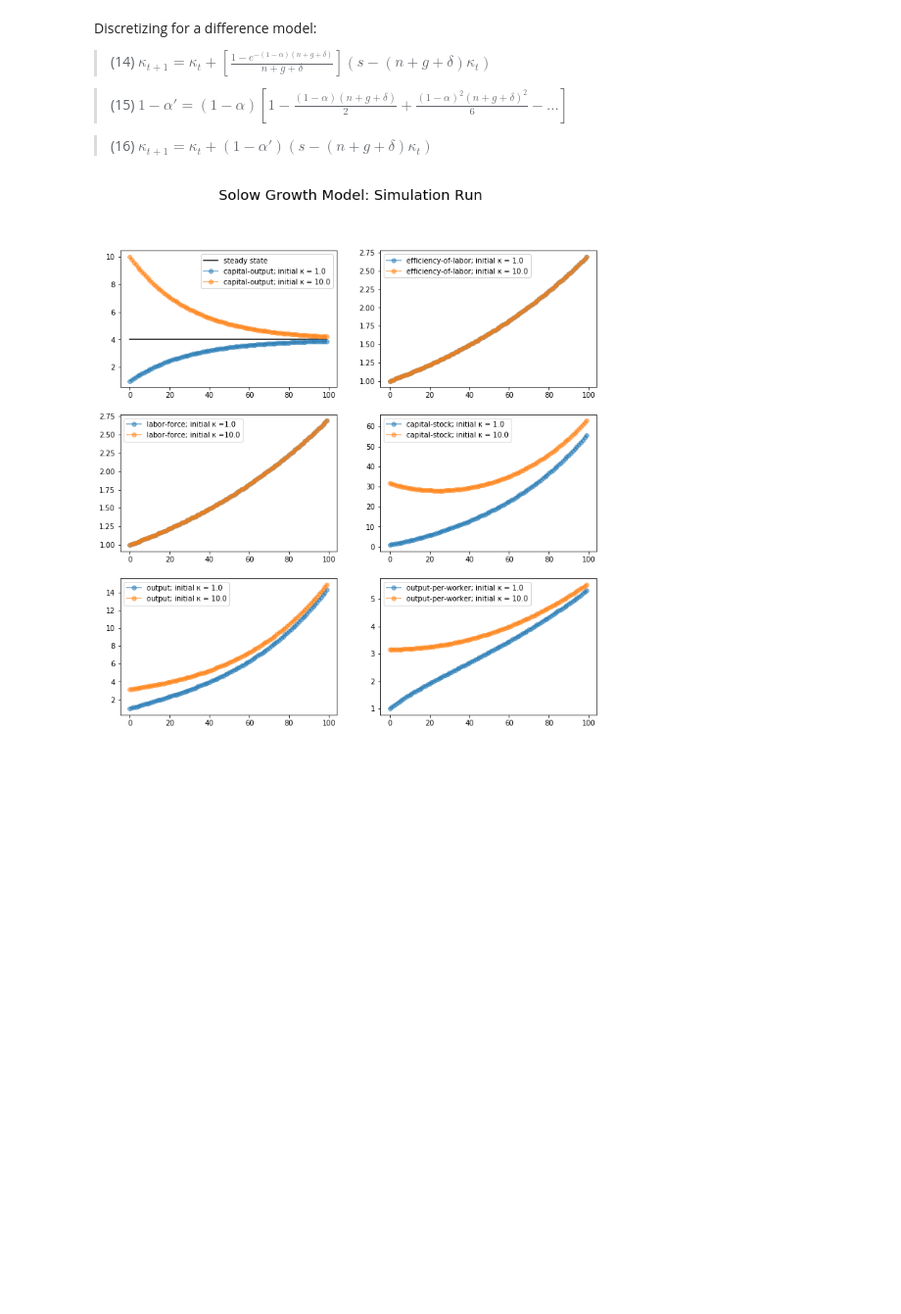
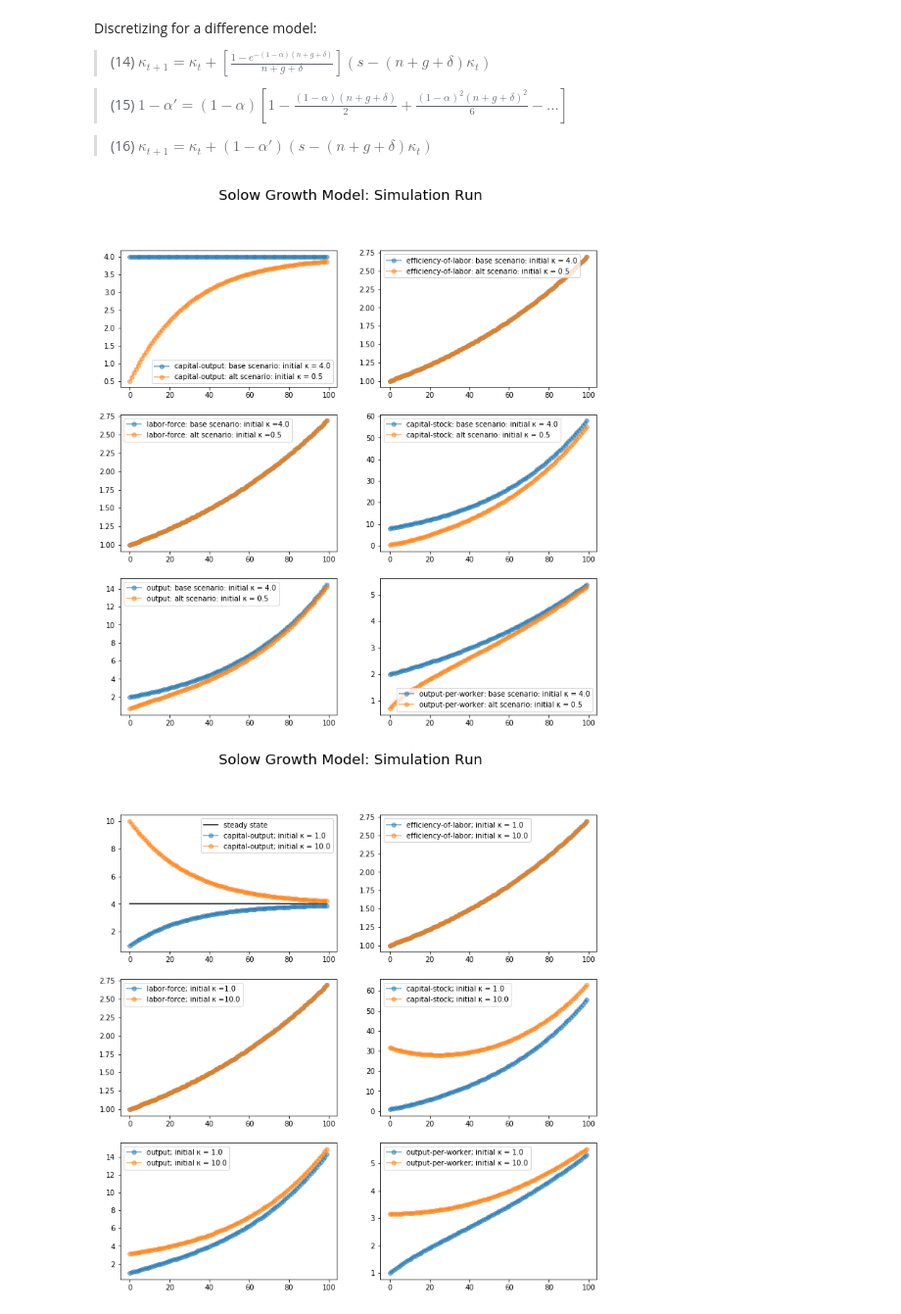
Before and after one commit to braddelong/LS2019, a Jupyter notebook: 2019-08-07-Sargent-Stachurski.ipynb, the cells around one changed output. Shown at 98% size. Saved outputs shown, nothing was run; the diff lists cells and outputs as text; code cells hidden in the pictures; blank space fills up the shorter version.

Commit message:
changed labels...

```diff
--- a/2019-08-07-Sargent-Stachurski.ipynb
+++ b/2019-08-07-Sargent-Stachurski.ipynb
@@ -126,6 +126,57 @@ class SolowKappa:
             path.append(vars(self)[var])
             self.update()
         return path
+# %%
+T = 100
+
+s_base = SolowKappa(κ=4.0)
+s_base.scenario = "base scenario"
+s_alt = SolowKappa(κ=0.5)
+s_alt.scenario = "alt scenario"
+
+fig = plt.figure(figsize=(12, 12))
+
+ax1 = plt.subplot(3,2,1)
+for s in s_base, s_alt:
+    lb = f'capital-output: {s.scenario}: initial κ = {s.initdata["κ"]}'
+    ax1.plot(s.generate_sequence(T), 'o-', lw=2, alpha=0.5, label=lb)
+ax1.legend()
+
+ax2 = plt.subplot(3,2,2)
+for s in s_base, s_alt:
+    lb = f'efficiency-of-labor: {s.scenario}: initial κ = {s.initdata["κ"]}'
+    ax2.plot(s.generate_sequence(T, var='E'), 'o-', lw=2, alpha=0.5, label=lb)
+ax2.legend()
+
+ax3 = plt.subplot(3,2,3)
+for s in s_base, s_alt:
+    lb = f'labor-force: {s.scenario}: initial κ ={s.initdata["κ"]}'
+    ax3.plot(s.generate_sequence(T, var = 'L'), 'o-', lw=2, alpha=0.5, label=lb)
+ax3.legend()
+
+ax4 = plt.subplot(3,2,4)
+for s in s_base, s_alt:
+    lb = f'capital-stock: {s.scenario}: initial κ = {s.initdata["κ"]}'
+    ax4.plot(s.generate_sequence(T, var = 'K'), 'o-', lw=2, alpha=0.5, label=lb)
+ax4.legend()
+
+ax5 = plt.subplot(3,2,5)
+for s in s_base, s_alt:
+    lb = f'output: {s.scenario}: initial κ = {s.initdata["κ"]}'
+    ax5.plot(s.generate_sequence(T, var = 'Y'), 'o-', lw=2, alpha=0.5, label=lb)
+ax5.legend()
+
+ax6 = plt.subplot(3,2,6)
+for s in s_base, s_alt:
+    lb = f'output-per-worker: {s.scenario}: initial κ = {s.initdata["κ"]}'
+    ax6.plot(s.generate_sequence(T, var = 'y'), 'o-', lw=2, alpha=0.5, label=lb)
+ax6.legend()
+
+plt.suptitle('Solow Growth Model: Simulation Run', size = 20)
+
+plt.show()
+# %% [output]
+[figure, added]
 # %%
 T = 100
 
```
